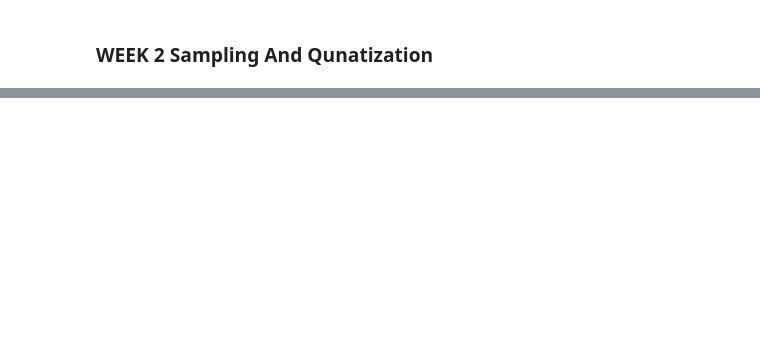
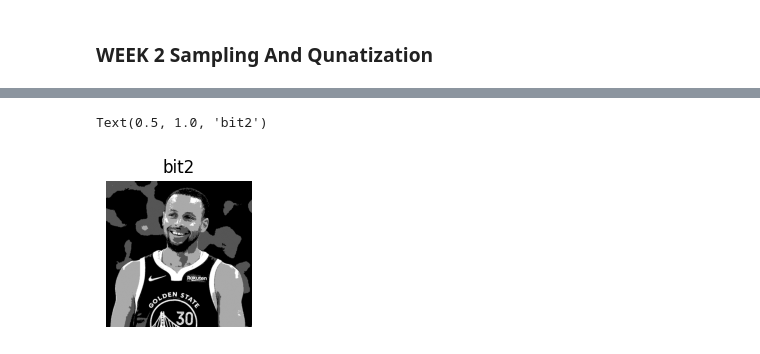
Before and after one commit to doanane/image_processing, a Jupyter notebook: practic2.ipynb, the cells around one changed output, grey strips where cells are left out. Saved outputs shown, nothing was run; the diff lists cells and outputs as text; code cells hidden in the pictures; blank space fills up the shorter version.

```diff
--- a/practic2.ipynb
+++ b/practic2.ipynb
@@ -39,0 +70,5 @@ plt.show()
+# %%
+plt.subplot(2,3,3); plt.axis("off"); plt.imshow(bit2, cmap="gray"); plt.title("bit2")
+# %% [output]
+Text(0.5, 1.0, 'bit2')
+[figure, added]
```
Also changed, not shown: parts of 11 cells of this notebook, 1 other file.
